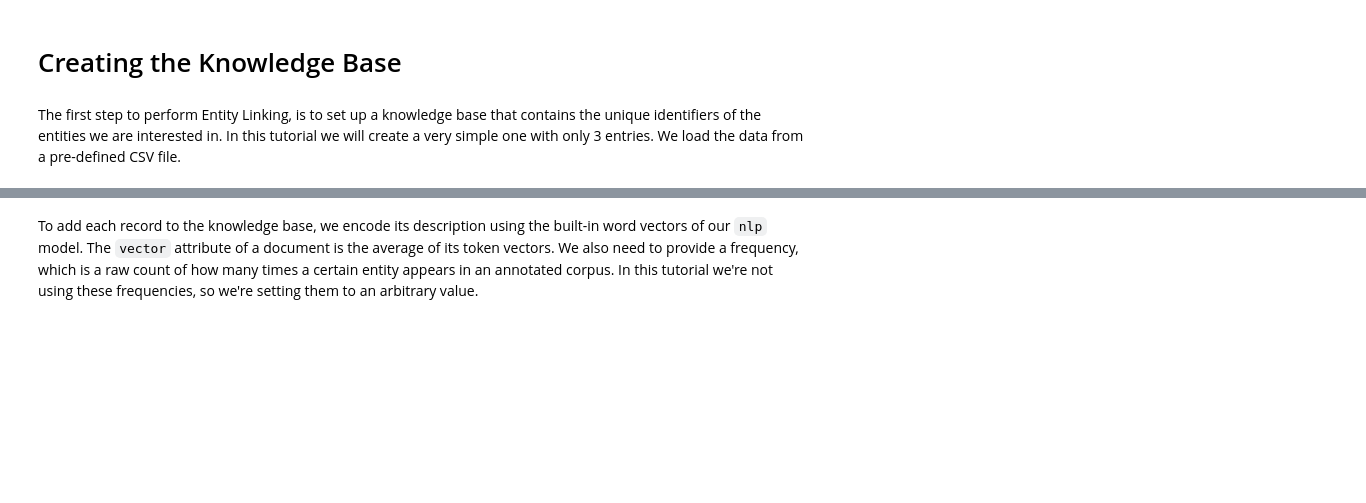
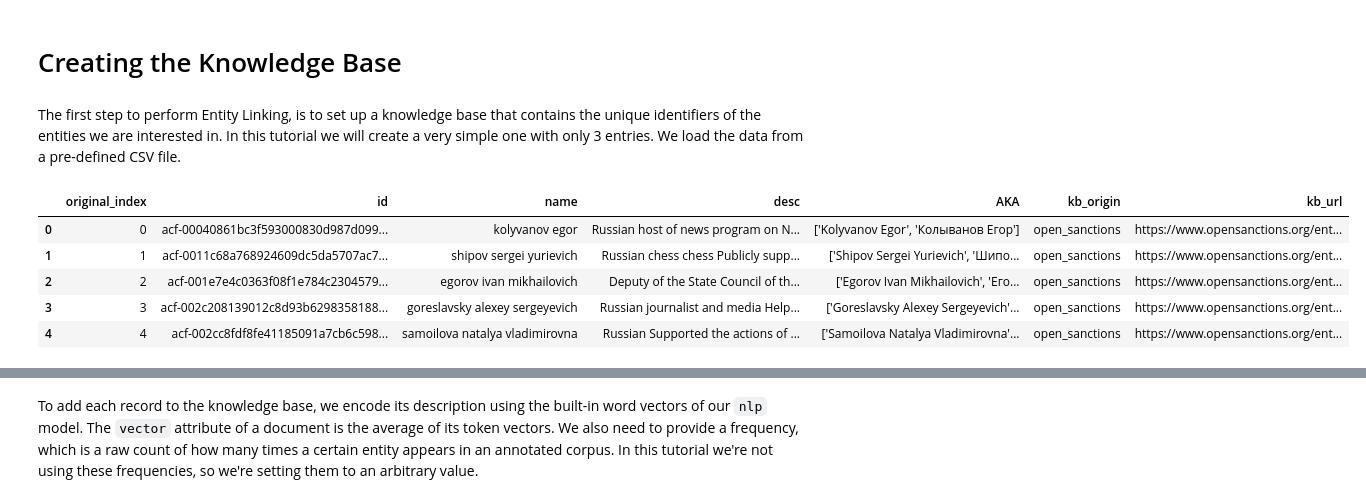
Before and after one commit to guardian/jai_2022_sandbox, a Jupyter notebook: el_notebook_20220929.ipynb, the cells around one changed output, grey strips where cells are left out. Drawn from its saved outputs; the diff is of its cells as text; code cells hidden in the pictures; blank space fills up the shorter version.

```diff
--- a/el_notebook_20220929.ipynb
+++ b/el_notebook_20220929.ipynb
@@ -59 +31,10 @@ kb_data=pd.read_csv(f'kb_datasets/kb_entities_{dataset}.csv',index_col=0)
+# %%
+data.head()
+# %% [output]
+|  | original_index | id | name | desc | AKA | kb_origin | kb_url |
+| 0 | 0 | acf-00040861bc3f593000830d987d099... | kolyvanov egor | Russian host of news program on N... | ['Kolyvanov Egor', 'Колыванов Егор'] | open_sanctions | https://www.opensanctions.org/ent... |
+| 1 | 1 | acf-0011c68a768924609dc5da5707ac7... | shipov sergei yurievich | Russian chess chess Publicly supp... | ['Shipov Sergei Yurievich', 'Шипо... | open_sanctions | https://www.opensanctions.org/ent... |
+| 2 | 2 | acf-001e7e4c0363f08f1e784c2304579... | egorov ivan mikhailovich | Deputy of the State Council of th... | ['Egorov Ivan Mikhailovich', 'Его... | open_sanctions | https://www.opensanctions.org/ent... |
+| 3 | 3 | acf-002c208139012c8d93b6298358188... | goreslavsky alexey sergeyevich | Russian journalist and media Help... | ['Goreslavsky Alexey Sergeyevich'... | open_sanctions | https://www.opensanctions.org/ent... |
+| 4 | 4 | acf-002cc8fdf8fe41185091a7cb6c598... | samoilova natalya vladimirovna | Russian Supported the actions of ... | ['Samoilova Natalya Vladimirovna'... | open_sanctions | https://www.opensanctions.org/ent... |
 # %%
```
Also changed, not shown: parts of 41 cells of this notebook, 5 other files.
